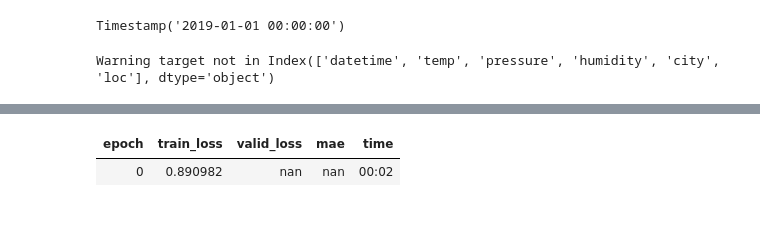
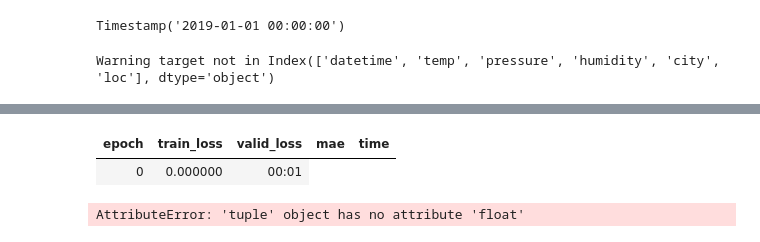
Before and after one commit to takotab/time-series-testing, a Jupyter notebook: nbs/_v2_seq_seq.ipynb, the cells around one changed output, grey strips where cells are left out. Saved outputs shown, nothing was run; the diff lists cells and outputs as text; code cells hidden in the pictures.

```diff
--- a/nbs/_v2_seq_seq.ipynb
+++ b/nbs/_v2_seq_seq.ipynb
@@ -487,4 +489,5 @@ a_res = norm.decodes(res)
 test_close(a_res.mean((0,1)), Tensor([1,2,3,4,5,6,7]),0.1)
 test_close(a_res.std((0,1)), Tensor([.3,.6,.9,1.2,1.5,1.8,2.1]),0.1)
 # %%
-df = make_fake_data(100,locations=4,l=140,jumps=True)
+df = make_fake_data(100,locations=4,l=210,jumps=True)
+set(df['loc']),set(df['city'])
@@ -504,8 +520,8 @@ Train set length         0.7449494949494949 8260000
 import warnings
 warnings.filterwarnings('ignore')
 # %%
-bs,sl = 16,73
-dsrc = DataSource(items, [[Change_dt(), Numericalize(),SeqLen(sl), Normalize(range(4))],
+bs,sl = 64,73
+dsrc = DataSource(items.copy(), [[Change_dt(), Numericalize(),SeqLen(sl), Normalize(range(4))],
                           [Label(), SeqLen(sl)]
                          ],
                   splits=splits)
@@ -562,22 +574,20 @@ class LSTM(Module):
         self.bn.bias.data.fill_(1e-3)
         self.bn.weight.data.fill_(1)
         self.bn2 = nn.BatchNorm1d(n_hid)
-        self.b = nn.Parameter(Tensor([0]*n_in))
-        self.w = nn.Parameter(Tensor([1]*n_in))
-        input_sz = n_in #+ np.sum([emb_sz[0] for emb_sz in emb_szs ])
+        self.w_rnn = nn.Parameter(Tensor([0]*n_out))
+        self.w_in = nn.Parameter(Tensor([1]*n_in))
+        input_sz = n_in # + np.sum([emb_sz[0] for emb_sz in emb_szs ])
         self.rnn = nn.LSTM(input_sz, n_hid, n_layers-1, batch_first=True)
-
-        self.last_layer = nn.LSTM(n_hid, n_out, 1, batch_first=True)
+        self.last_layer = nn.Conv1d(n_hid, n_out, 1)
 
     def forward(self, x):
         x = self.bn(x.transpose(1,2)).transpose(1,2)
-        raw_output = x *self.w+self.b
-        raw_output,_ = self.rnn(x)
-        raw_output = self.bn2(raw_output.transpose(1,2)).transpose(1,2)
-        o,_ = self.last_layer(raw_output)
+        raw_output = self.rnn(x)[0].transpose(1,2)
+        raw_output = self.bn2(raw_output)
+        o = self.last_layer(raw_output).transpose(1,2)
         return o
 
-mdl = LSTM(emb_sz, 6, 32, 2, 1).to(device)
+mdl = LSTM(emb_sz, 6, 8, 2, 1).to(device)
 b = dbch.one_batch()
 out = mdl(b[0])
-print(out.shape,b[1].shape,b[0])
+print(out.shape)
@@ -584,5 +596,5 @@ print(out.shape,b[1].shape,b[0])
 # %%
-learn = Learner(dbch, LSTM(emb_sz, 6, 8, 2, 1), loss_func=mse,cbs=ActivationStats(), opt_func=RAdam, metrics=[mae])
+learn = Learner(dbch, LSTM(emb_sz, 6, 8, 2, 1), loss_func=mse, opt_func=RAdam, metrics=[mae])
 # %%
 learn.lr_find()
 # %% [output]
@@ -591,8 +603,9 @@ AttributeError: 'tuple' object has no attribute 'float'
 # %%
-learn.fit_one_cycle(1, 1e-2)
+learn.fit_one_cycle(1, 5e-2)
 # %% [output]
 | epoch | train_loss | valid_loss | mae | time |
-| 0 | 0.890982 | nan | nan | 00:02 |
+| 0 | 0.000000 | 00:01 |
+AttributeError: 'tuple' object has no attribute 'float'
 # %%
 learn.validate()
 # %% [output]
```
Also changed, not shown: parts of 28 cells of this notebook.
